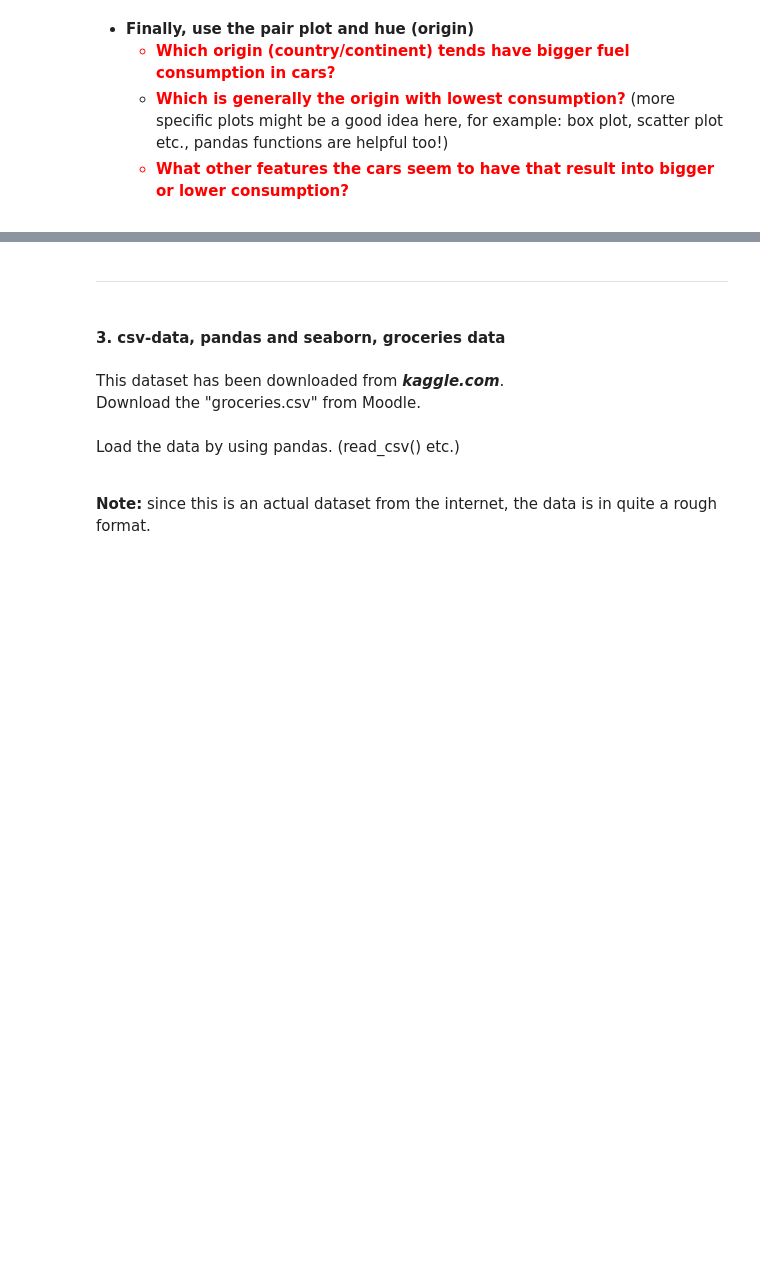
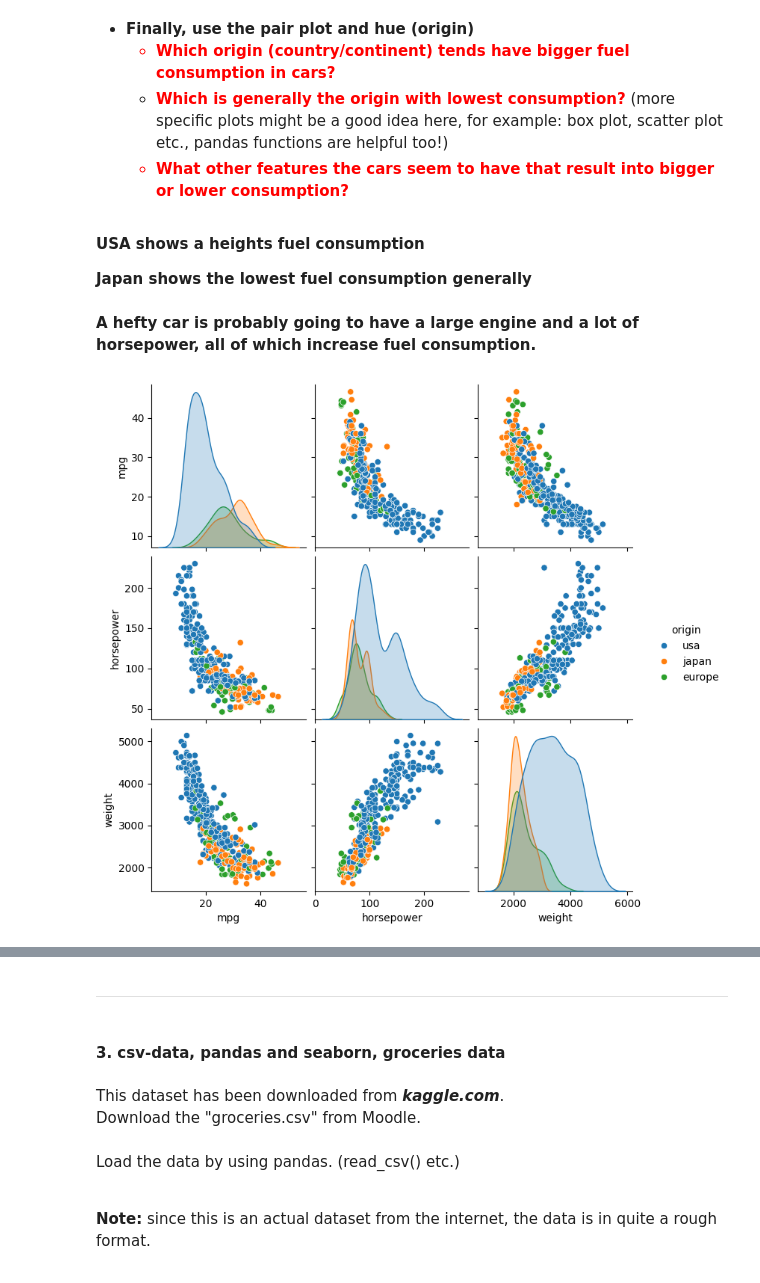
Before and after one commit to praveens23108/Data-Analytics-Exercises, a Jupyter notebook: DataAnalyticsExerciseSet3.ipynb, the cells around one changed output, grey strips where cells are left out. Cells and saved outputs as stored; diff of their text form; code cells hidden in the pictures; blank space fills up the shorter version.

```diff
--- a/DataAnalyticsExerciseSet3.ipynb
+++ b/DataAnalyticsExerciseSet3.ipynb
@@ -281,8 +362,19 @@ box plot, scatter plot etc., pandas functions are helpful too!)</li>
 bigger or lower consumption?</li>
     </ul>
 </ul>
+# %% [markdown]
+**USA shows a heights fuel consumption**
+
+**Japan shows the lowest fuel consumption generally**
+# %% [markdown]
+**A hefty car is probably going to have a large engine and a lot of horsepower, all of which increase fuel consumption.**
 # %%
 # code here
+
+sns.pairplot(mpg_3, hue="origin")
+plt.show()
+# %% [output]
+[figure, added]
 # %% [markdown]
 <img src="http://srv.plab.fi/~tuomasv/data_analytics_2023_images/exercise_set_3/mpg.png" />
 # %% [markdown]
```
Also changed, not shown: parts of 38 cells of this notebook.
